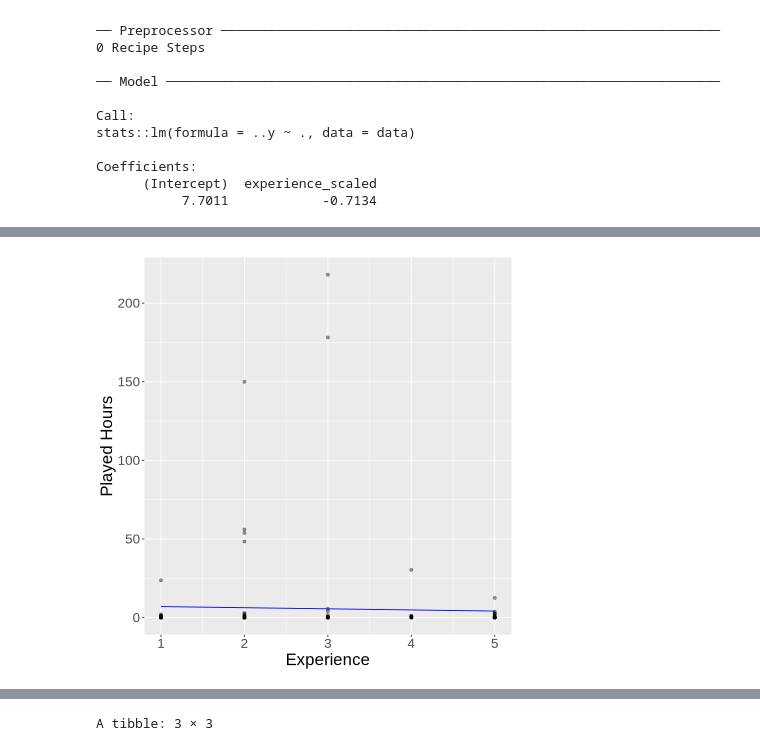
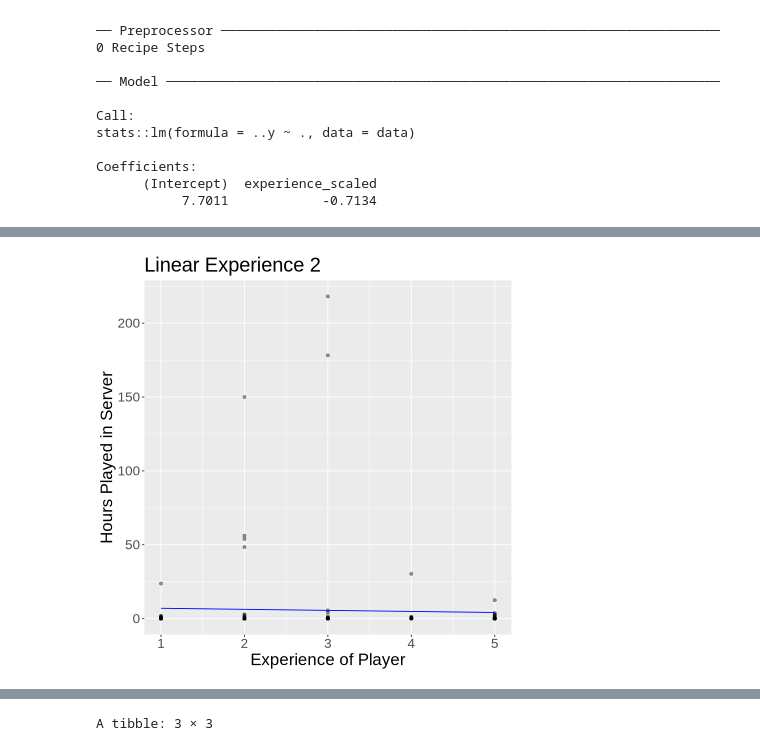
Before and after one commit to dzhen2023/dsci-100-2024w1-group-009-12, a Jupyter notebook: linear_experience.ipynb, the cells around one changed output, grey strips where cells are left out. Drawn from its saved outputs; the diff is of its cells as text; code cells hidden in the pictures.

```diff
--- a/linear_experience.ipynb
+++ b/linear_experience.ipynb
@@ -98,0 +6,31 @@ A tibble: 20 × 10
+# %%
+url <- "https://raw.githubusercontent.com/dzhen2023/dsci-100-2024w1-group-009-12/refs/heads/main/players.csv"
+download.file(url, "players.csv")
+
+player_data <- read_csv("players.csv")
+
+
+player_data <- player_data |>
+select(experience, played_hours, name)
+
+experience_data <- player_data |>
+    mutate(experience_scaled = case_when(
+        experience == "Veteran" ~ 5,
+        experience == "Pro" ~ 4,
+        experience == "Regular" ~ 3,
+        experience == "Amateur" ~ 2,
+        experience == "Beginner" ~ 1,
+        TRUE ~ NA_real_)) |>
+    # filter(played_hours != "0") |>
+    select(experience_scaled, everything())
+
+
+set.seed(411)
+
+player_split <- initial_split(experience_data, prop = 0.75)
+player_training <- training(player_split)
+player_testing <- testing(player_split)
+
+
+
+head(player_training, n = 10)
@@ -162,15 +118,16 @@ A tibble: 10 × 11
 # %%
 set.seed(411)
 
 lm_predictions <- training_preds |>
     ggplot(aes(x = experience_scaled, y = played_hours)) +
         geom_point(alpha = 0.4) +
         geom_line(
             mapping = aes(x = experience_scaled, y = .pred),
             color = "blue") +
-        xlab("Experience") +
-        ylab("Played Hours") +
+        xlab("Experience of Player") +
+        ylab("Hours Played in Server") +
+    labs(title = "Linear Experience 2") +
         theme(text = element_text(size = 20))
 lm_predictions
 # %% [output]
-[figure, old version]
+[figure, new version]
```
Also changed, not shown: parts of 9 cells of this notebook.
